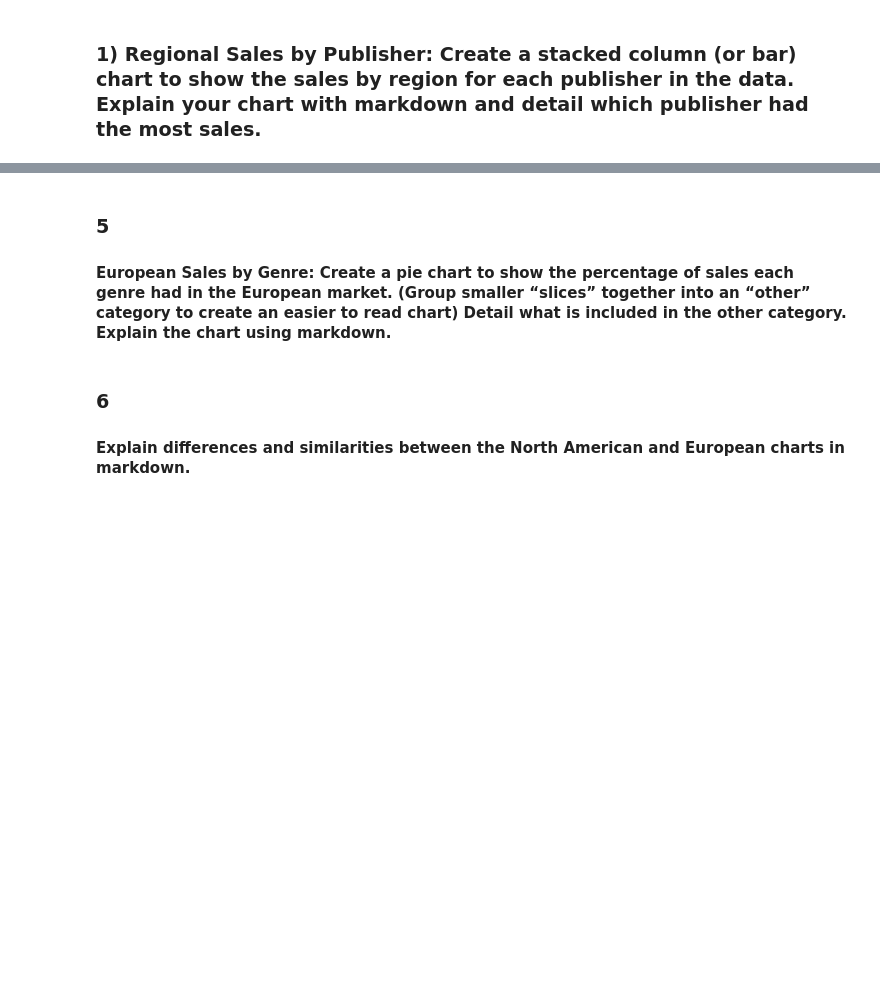
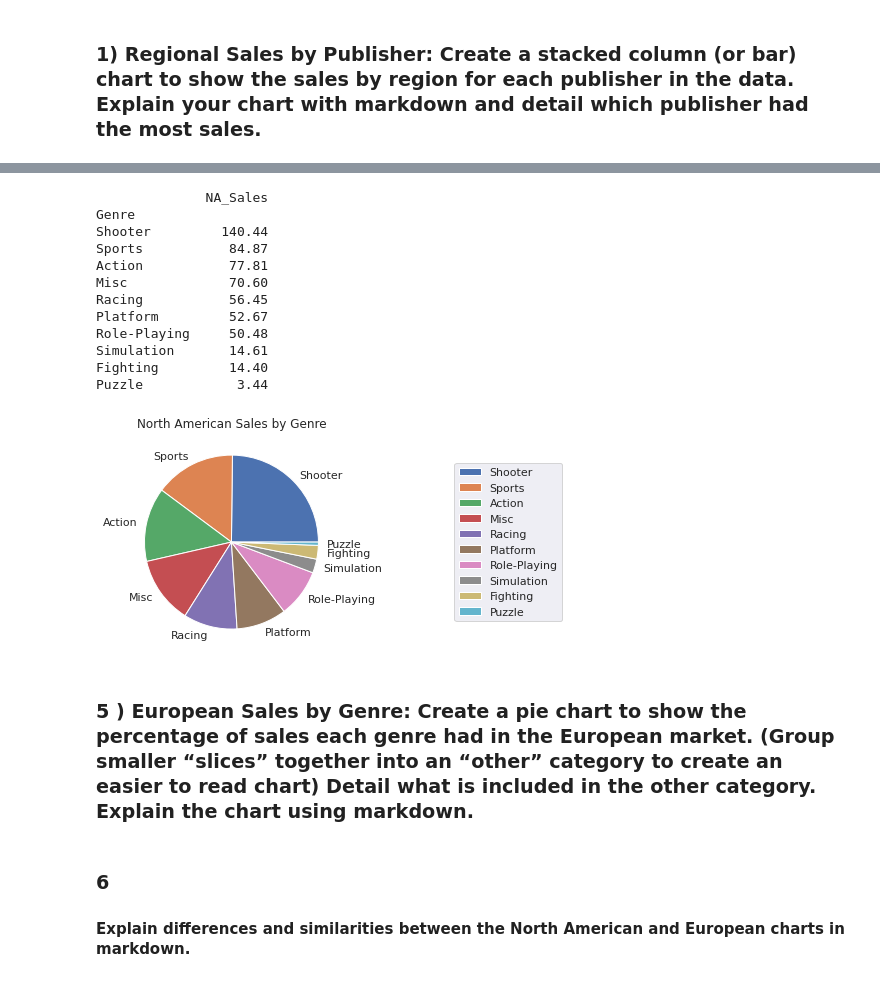
Before and after one commit to Janainaf/graphing_video_game_sales, a Jupyter notebook: video_game_sales.ipynb, the cells around one changed output, grey strips where cells are left out. Cells and saved outputs as stored; diff of their text form; code cells hidden in the pictures; blank space fills up the shorter version.

```diff
--- a/video_game_sales.ipynb
+++ b/video_game_sales.ipynb
@@ -97,6 +129,26 @@ Name: Global_Sales, Length: 69, dtype: float64
+# %%
+na_sales = top100.groupby("Genre")[["NA_Sales"]].sum().sort_values(by=['NA_Sales'], ascending=False)
+print(na_sales)
+plot = na_sales.plot.pie(subplots=True)
+plt.title("North American Sales by Genre")
+plt.ylabel("")
+plt.legend(loc='center left', bbox_to_anchor=(1.5, 0.5));
+# %% [output]
+              NA_Sales
+Genre
+Shooter         140.44
+Sports           84.87
+Action           77.81
+Misc             70.60
+Racing           56.45
+Platform         52.67
+Role-Playing     50.48
+Simulation       14.61
+Fighting         14.40
+Puzzle            3.44
+[figure, added]
 # %% [markdown]
-### 5
-#### European Sales by Genre: Create a pie chart to show the percentage of sales each genre had in the European market. (Group smaller “slices” together into an “other” category to create an easier to read chart) Detail what is included in the other category. Explain the chart using markdown.
+### 5 )  European Sales by Genre: Create a pie chart to show the percentage of sales each genre had in the European market. (Group smaller “slices” together into an “other” category to create an easier to read chart) Detail what is included in the other category. Explain the chart using markdown.
 # %% [markdown]
 ### 6
 #### Explain differences and similarities between the North American and European charts in markdown.
```
Also changed, not shown: parts of 7 cells of this notebook.
